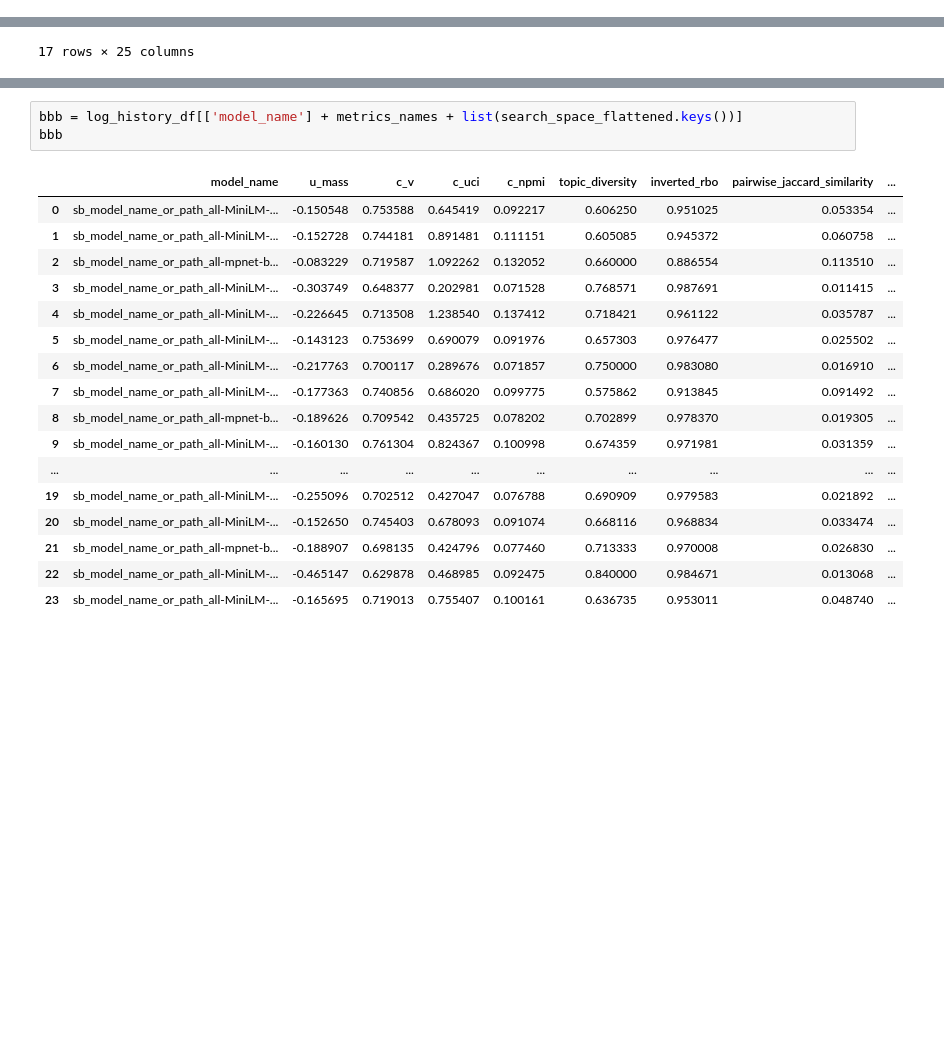
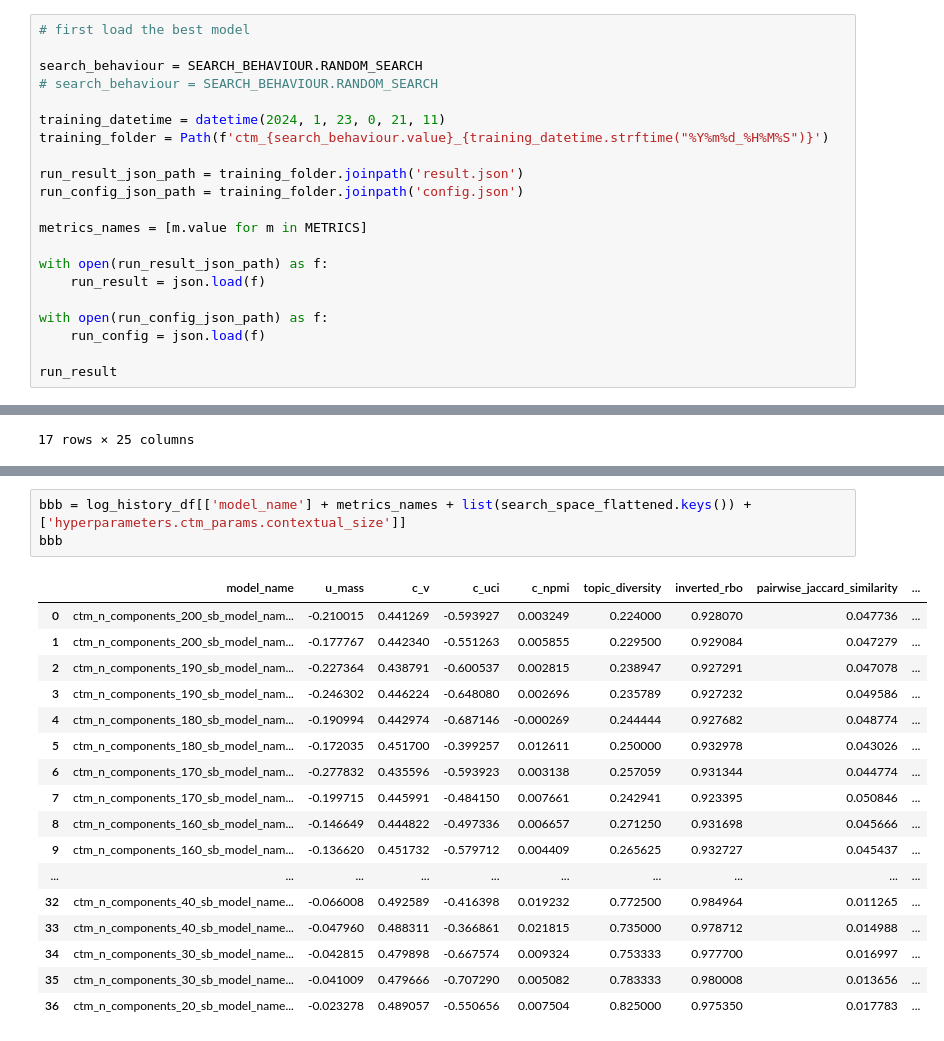
Before and after one commit to JackyLee1230/FYP, a Jupyter notebook: NLP/dev-workspace/topic_modelling/demo_2024-01-09/read_resultjson.ipynb, the cells around one changed output, grey strips where cells are left out. Cells and saved outputs as stored; diff of their text form; blank space fills up the shorter version.

Commit message:
Update read_resultjson.ipynb
Minor updates in reading hyperparameter selection result from result.json

```diff
--- a/NLP/dev-workspace/topic_modelling/demo_2024-01-09/read_resultjson.ipynb
+++ b/NLP/dev-workspace/topic_modelling/demo_2024-01-09/read_resultjson.ipynb
@@ -48,0 +30,21 @@ run_result
+# %%
+# first load the best model
+
+search_behaviour = SEARCH_BEHAVIOUR.RANDOM_SEARCH
+# search_behaviour = SEARCH_BEHAVIOUR.RANDOM_SEARCH
+
+training_datetime = datetime(2024, 1, 23, 0, 21, 11)
+training_folder = Path(f'ctm_{search_behaviour.value}_{training_datetime.strftime("%Y%m%d_%H%M%S")}')
+
+run_result_json_path = training_folder.joinpath('result.json')
+run_config_json_path = training_folder.joinpath('config.json')
+
+metrics_names = [m.value for m in METRICS]
+
+with open(run_result_json_path) as f:
+    run_result = json.load(f)
+
+with open(run_config_json_path) as f:
+    run_config = json.load(f)
+
+run_result
@@ -172,24 +204,24 @@ search_space_flattened
 # %%
-bbb = log_history_df[['model_name'] + metrics_names + list(search_space_flattened.keys())]
+bbb = log_history_df[['model_name'] + metrics_names + list(search_space_flattened.keys()) + ['hyperparameters.ctm_params.contextual_size']]
 bbb
 # %% [output]
 |  | model_name | u_mass | c_v | c_uci | c_npmi | topic_diversity | inverted_rbo | pairwise_jaccard_similarity | ... |
-| 0 | sb_model_name_or_path_all-MiniLM-... | -0.150548 | 0.753588 | 0.645419 | 0.092217 | 0.606250 | 0.951025 | 0.053354 | ... |
-| 1 | sb_model_name_or_path_all-MiniLM-... | -0.152728 | 0.744181 | 0.891481 | 0.111151 | 0.605085 | 0.945372 | 0.060758 | ... |
-| 2 | sb_model_name_or_path_all-mpnet-b... | -0.083229 | 0.719587 | 1.092262 | 0.132052 | 0.660000 | 0.886554 | 0.113510 | ... |
-| 3 | sb_model_name_or_path_all-MiniLM-... | -0.303749 | 0.648377 | 0.202981 | 0.071528 | 0.768571 | 0.987691 | 0.011415 | ... |
-| 4 | sb_model_name_or_path_all-MiniLM-... | -0.226645 | 0.713508 | 1.238540 | 0.137412 | 0.718421 | 0.961122 | 0.035787 | ... |
-| 5 | sb_model_name_or_path_all-MiniLM-... | -0.143123 | 0.753699 | 0.690079 | 0.091976 | 0.657303 | 0.976477 | 0.025502 | ... |
-| 6 | sb_model_name_or_path_all-MiniLM-... | -0.217763 | 0.700117 | 0.289676 | 0.071857 | 0.750000 | 0.983080 | 0.016910 | ... |
-| 7 | sb_model_name_or_path_all-MiniLM-... | -0.177363 | 0.740856 | 0.686020 | 0.099775 | 0.575862 | 0.913845 | 0.091492 | ... |
-| 8 | sb_model_name_or_path_all-mpnet-b... | -0.189626 | 0.709542 | 0.435725 | 0.078202 | 0.702899 | 0.978370 | 0.019305 | ... |
-| 9 | sb_model_name_or_path_all-MiniLM-... | -0.160130 | 0.761304 | 0.824367 | 0.100998 | 0.674359 | 0.971981 | 0.031359 | ... |
+| 0 | ctm_n_components_200_sb_model_nam... | -0.210015 | 0.441269 | -0.593927 | 0.003249 | 0.224000 | 0.928070 | 0.047736 | ... |
+| 1 | ctm_n_components_200_sb_model_nam... | -0.177767 | 0.442340 | -0.551263 | 0.005855 | 0.229500 | 0.929084 | 0.047279 | ... |
+| 2 | ctm_n_components_190_sb_model_nam... | -0.227364 | 0.438791 | -0.600537 | 0.002815 | 0.238947 | 0.927291 | 0.047078 | ... |
+| 3 | ctm_n_components_190_sb_model_nam... | -0.246302 | 0.446224 | -0.648080 | 0.002696 | 0.235789 | 0.927232 | 0.049586 | ... |
+| 4 | ctm_n_components_180_sb_model_nam... | -0.190994 | 0.442974 | -0.687146 | -0.000269 | 0.244444 | 0.927682 | 0.048774 | ... |
+| 5 | ctm_n_components_180_sb_model_nam... | -0.172035 | 0.451700 | -0.399257 | 0.012611 | 0.250000 | 0.932978 | 0.043026 | ... |
+| 6 | ctm_n_components_170_sb_model_nam... | -0.277832 | 0.435596 | -0.593923 | 0.003138 | 0.257059 | 0.931344 | 0.044774 | ... |
+| 7 | ctm_n_components_170_sb_model_nam... | -0.199715 | 0.445991 | -0.484150 | 0.007661 | 0.242941 | 0.923395 | 0.050846 | ... |
+| 8 | ctm_n_components_160_sb_model_nam... | -0.146649 | 0.444822 | -0.497336 | 0.006657 | 0.271250 | 0.931698 | 0.045666 | ... |
+| 9 | ctm_n_components_160_sb_model_nam... | -0.136620 | 0.451732 | -0.579712 | 0.004409 | 0.265625 | 0.932727 | 0.045437 | ... |
 | ... | ... | ... | ... | ... | ... | ... | ... | ... | ... |
-| 19 | sb_model_name_or_path_all-MiniLM-... | -0.255096 | 0.702512 | 0.427047 | 0.076788 | 0.690909 | 0.979583 | 0.021892 | ... |
-| 20 | sb_model_name_or_path_all-MiniLM-... | -0.152650 | 0.745403 | 0.678093 | 0.091074 | 0.668116 | 0.968834 | 0.033474 | ... |
-| 21 | sb_model_name_or_path_all-mpnet-b... | -0.188907 | 0.698135 | 0.424796 | 0.077460 | 0.713333 | 0.970008 | 0.026830 | ... |
-| 22 | sb_model_name_or_path_all-MiniLM-... | -0.465147 | 0.629878 | 0.468985 | 0.092475 | 0.840000 | 0.984671 | 0.013068 | ... |
-| 23 | sb_model_name_or_path_all-MiniLM-... | -0.165695 | 0.719013 | 0.755407 | 0.100161 | 0.636735 | 0.953011 | 0.048740 | ... |
+| 32 | ctm_n_components_40_sb_model_name... | -0.066008 | 0.492589 | -0.416398 | 0.019232 | 0.772500 | 0.984964 | 0.011265 | ... |
+| 33 | ctm_n_components_40_sb_model_name... | -0.047960 | 0.488311 | -0.366861 | 0.021815 | 0.735000 | 0.978712 | 0.014988 | ... |
+| 34 | ctm_n_components_30_sb_model_name... | -0.042815 | 0.479898 | -0.667574 | 0.009324 | 0.753333 | 0.977700 | 0.016997 | ... |
+| 35 | ctm_n_components_30_sb_model_name... | -0.041009 | 0.479666 | -0.707290 | 0.005082 | 0.783333 | 0.980008 | 0.013656 | ... |
+| 36 | ctm_n_components_20_sb_model_name... | -0.023278 | 0.489057 | -0.550656 | 0.007504 | 0.825000 | 0.975350 | 0.017783 | ... |
 # %%
 bbb.sort_values(by='c_npmi', ascending=False)
 # %% [output]
```
Also changed, not shown: parts of 18 cells of this notebook, 1 other file.
